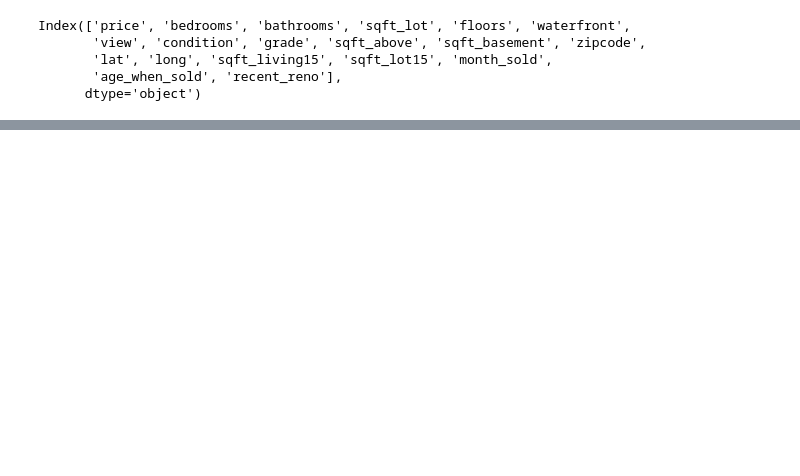
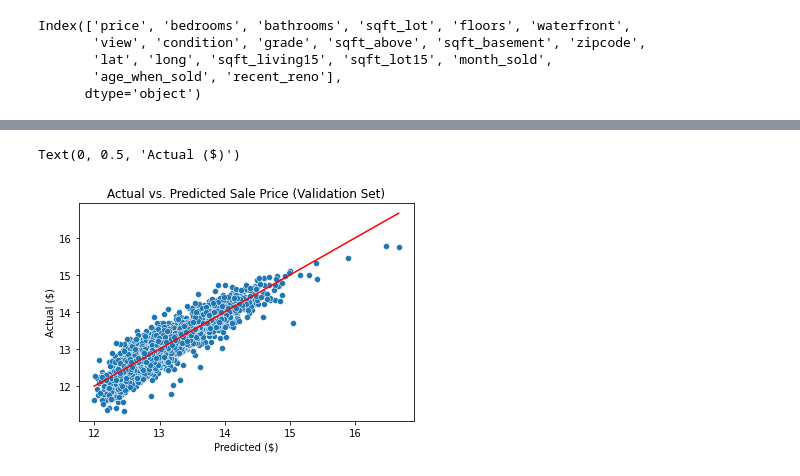
Before and after one commit to vict0rkang/dsc-phase-2-project-v2-3, a Jupyter notebook: student.ipynb, the cells around one changed output, grey strips where cells are left out. Cells and saved outputs as stored; diff of their text form; code cells hidden in the pictures; blank space fills up the shorter version.

```diff
--- a/student.ipynb
+++ b/student.ipynb
@@ -1585,0 +2009,2 @@ print("Validation score:", baseline_scores["test_score"].mean())
+# %%
+Xscaled = pd.DataFrame(scaler.transform(dfohe.drop("price",axis=1)), columns=dfohe.drop("price",axis=1).columns)
@@ -1585,0 +2106,17 @@ print("Validation score:", baseline_scores["test_score"].mean())
+# %%
+#on the right track, kind of. not good enough. try re-choosing best features and some transformations.
+
+# Run this cell without changes
+
+from sklearn.feature_selection import RFECV
+
+model_for_RFECV = LinearRegression()
+
+# Instantiate and fit the selector
+selector = RFECV(model_for_RFECV, cv=splitter)
+selector.fit(Xscaled,Yscaled)
+
+# Print the results
+print("Was the column selected?")
+for index, col in enumerate(Xscaled.columns):
+    print(f"{col}: {selector.support_[index]}")
@@ -1605,0 +2300,10 @@ for index, col in enumerate(dfohe.drop("price",axis=1).columns):
+# %%
+y_val_preds = linreg.predict(X_val)
+sns.scatterplot(x=y_val_preds, y=y_val)
+sns.lineplot(x=y_val_preds, y=y_val_preds, color='red')
+plt.title('Actual vs. Predicted Sale Price (Validation Set)')
+plt.xlabel('Predicted ($)')
+plt.ylabel('Actual ($)')
+# %% [output]
+Text(0, 0.5, 'Actual ($)')
+[figure, added]
```
Also changed, not shown: parts of 97 cells of this notebook.
